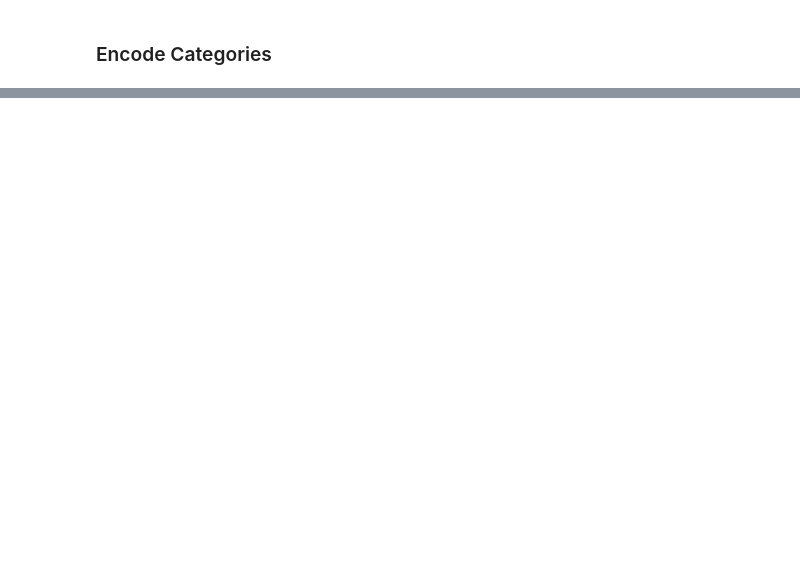
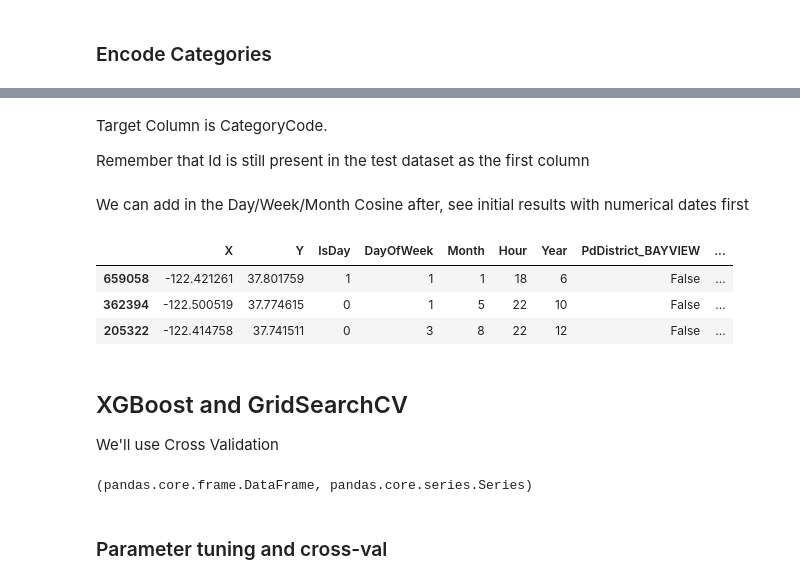
Before and after one commit to tjjdoherty/sf-crime-kaggle, a Jupyter notebook: sf_crime.ipynb, the cells around one changed output, grey strips where cells are left out. Drawn from its saved outputs; the diff is of its cells as text; code cells hidden in the pictures; blank space fills up the shorter version.

```diff
--- a/sf_crime.ipynb
+++ b/sf_crime.ipynb
@@ -247,0 +260,4 @@ train.sample(5)
+# %% [markdown]
+Target Column is CategoryCode.
+
+Remember that Id is still present in the test dataset as the first column
@@ -247,0 +277,17 @@ train.sample(5)
+# %% [markdown]
+We can add in the Day/Week/Month Cosine after, see initial results with numerical dates first
+# %%
+train_x.sample(3)
+# %% [output]
+|  | X | Y | IsDay | DayOfWeek | Month | Hour | Year | PdDistrict_BAYVIEW | ... |
+| 659058 | -122.421261 | 37.801759 | 1 | 1 | 1 | 18 | 6 | False | ... |
+| 362394 | -122.500519 | 37.774615 | 0 | 1 | 5 | 22 | 10 | False | ... |
+| 205322 | -122.414758 | 37.741511 | 0 | 3 | 8 | 22 | 12 | False | ... |
+# %% [markdown]
+## XGBoost and GridSearchCV
+
+We'll use Cross Validation
+# %%
+type(train_x), type(train_y)
+# %% [output]
+(pandas.core.frame.DataFrame, pandas.core.series.Series)
@@ -247,0 +300,2 @@ train.sample(5)
+# %% [markdown]
+### Parameter tuning and cross-val
```
Also changed, not shown: parts of 19 cells of this notebook, 2 other files.
